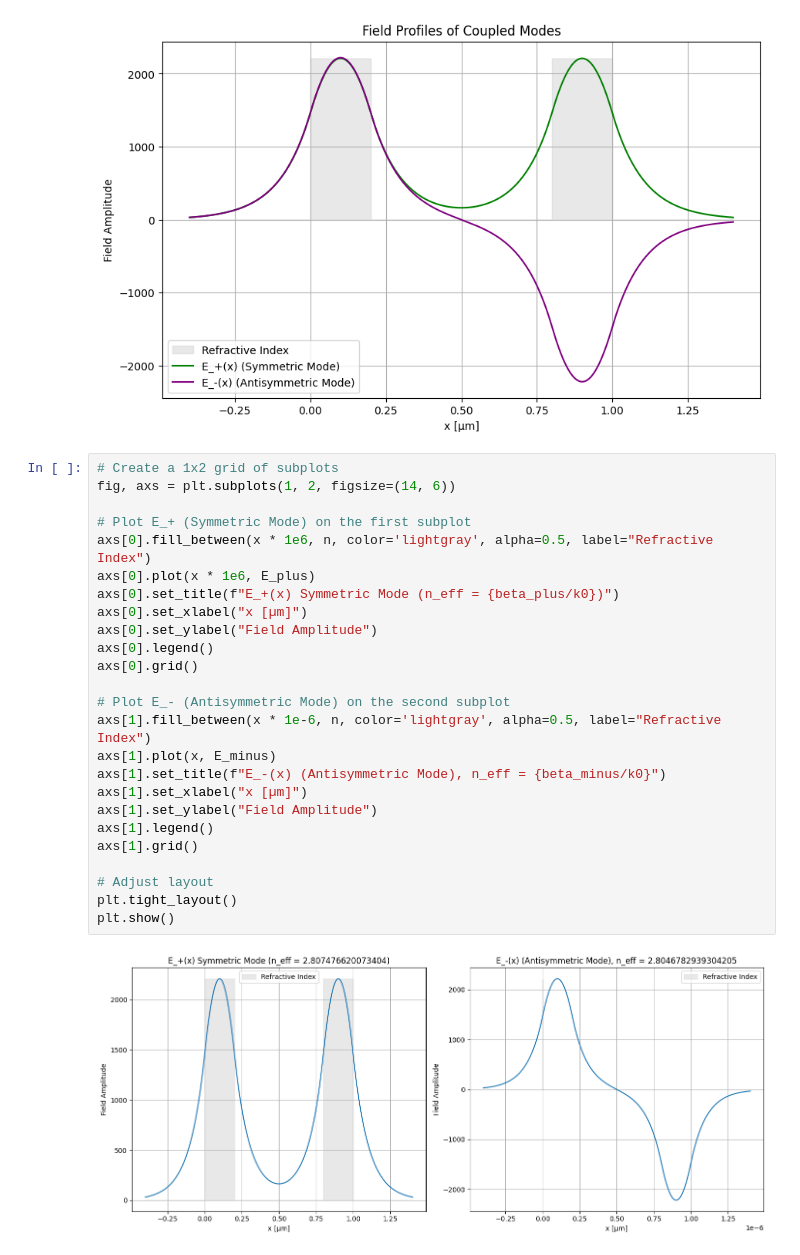
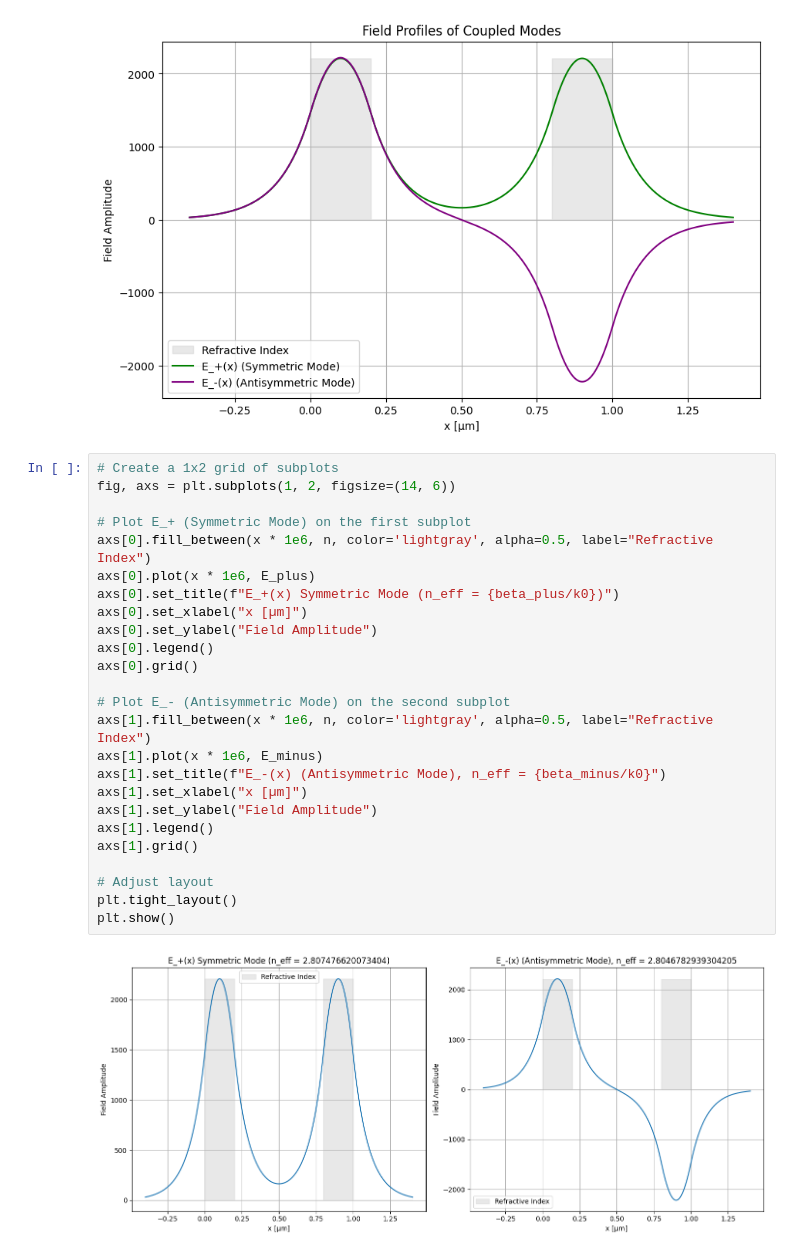
Before and after one commit to yoav-yosifor/photonic-devices, a Jupyter notebook: part1/ques3.ipynb, the cells around one changed output. Saved outputs shown, nothing was run; the diff lists cells and outputs as text.

Commit message:
Fix graph in question 3

```diff
--- a/part1/ques3.ipynb
+++ b/part1/ques3.ipynb
@@ -341,27 +341,27 @@ plt.show()
 # %%
 # Create a 1x2 grid of subplots
 fig, axs = plt.subplots(1, 2, figsize=(14, 6))
 
 # Plot E_+ (Symmetric Mode) on the first subplot
 axs[0].fill_between(x * 1e6, n, color='lightgray', alpha=0.5, label="Refractive Index")
 axs[0].plot(x * 1e6, E_plus)
 axs[0].set_title(f"E_+(x) Symmetric Mode (n_eff = {beta_plus/k0})")
 axs[0].set_xlabel("x [µm]")
 axs[0].set_ylabel("Field Amplitude")
 axs[0].legend()
 axs[0].grid()
 
 # Plot E_- (Antisymmetric Mode) on the second subplot
-axs[1].fill_between(x * 1e-6, n, color='lightgray', alpha=0.5, label="Refractive Index")
-axs[1].plot(x, E_minus)
+axs[1].fill_between(x * 1e6, n, color='lightgray', alpha=0.5, label="Refractive Index")
+axs[1].plot(x * 1e6, E_minus)
 axs[1].set_title(f"E_-(x) (Antisymmetric Mode), n_eff = {beta_minus/k0}")
 axs[1].set_xlabel("x [µm]")
 axs[1].set_ylabel("Field Amplitude")
 axs[1].legend()
 axs[1].grid()
 
 # Adjust layout
 plt.tight_layout()
 plt.show()
 # %% [output]
-[figure, old version]
+[figure, new version]
```
